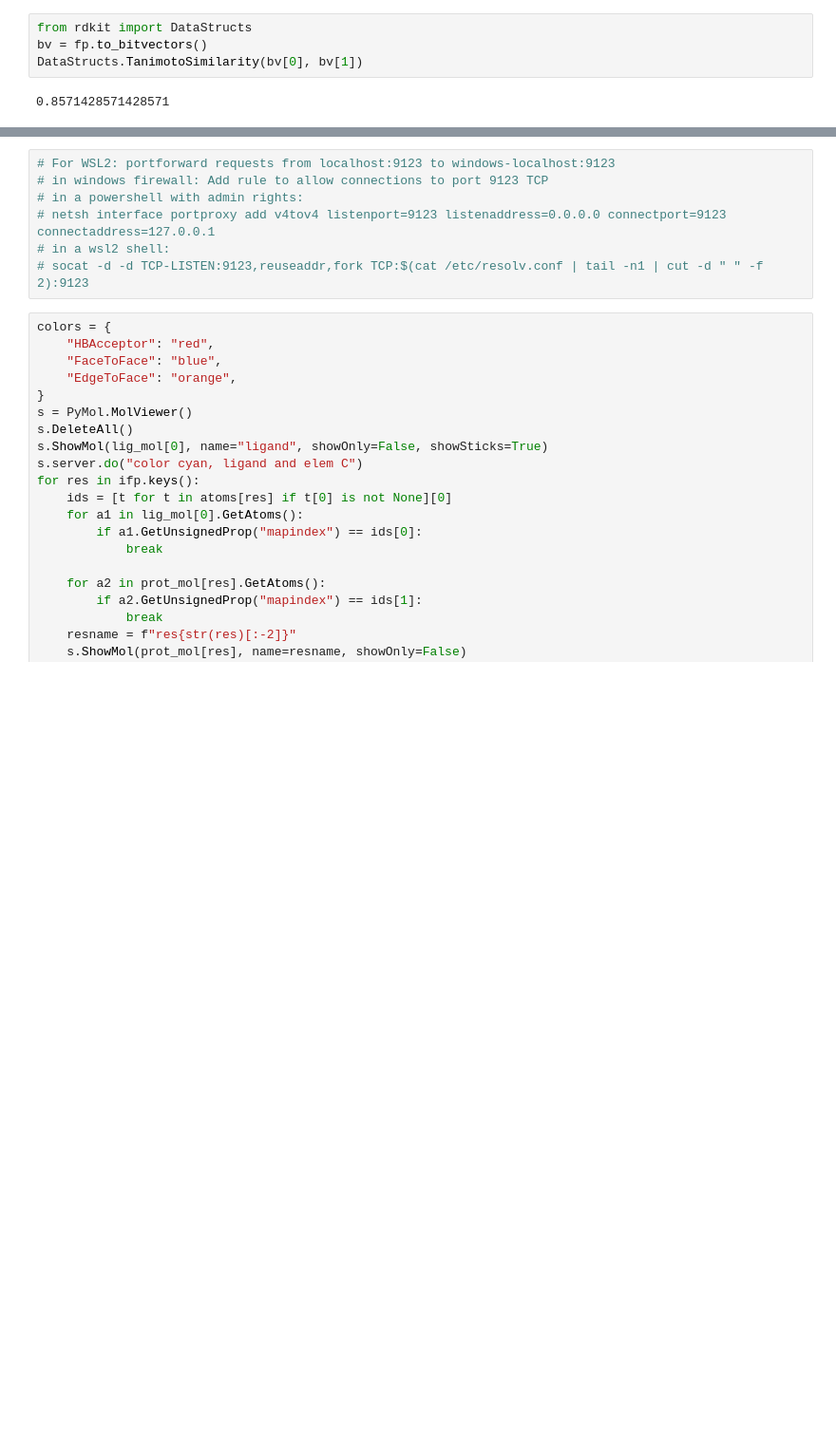
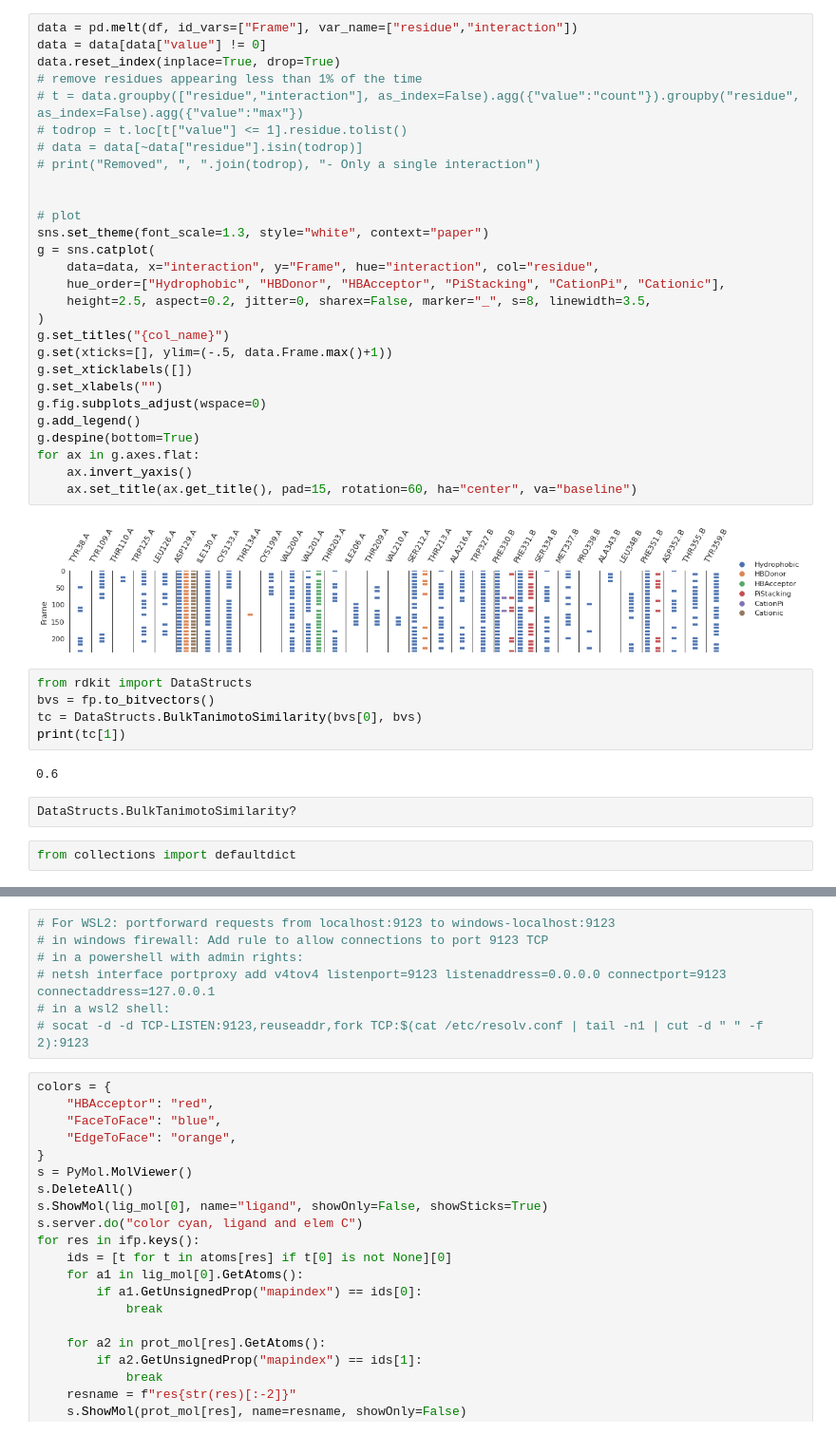
Before and after one commit to chemosim-lab/ProLIF, a Jupyter notebook: notebooks/demo.ipynb, the cells around one changed output, grey strips where cells are left out. Shown at 95% size. Drawn from its saved outputs; the diff is of its cells as text; blank space fills up the shorter version.

```diff
--- a/notebooks/demo.ipynb
+++ b/notebooks/demo.ipynb
@@ -151,8 +171,43 @@ df["ASP129.0"]
+# %%
+data = pd.melt(df, id_vars=["Frame"], var_name=["residue","interaction"])
+data = data[data["value"] != 0]
+data.reset_index(inplace=True, drop=True)
+# remove residues appearing less than 1% of the time
+# t = data.groupby(["residue","interaction"], as_index=False).agg({"value":"count"}).groupby("residue", as_index=False).agg({"value":"max"})
+# todrop = t.loc[t["value"] <= 1].residue.tolist()
+# data = data[~data["residue"].isin(todrop)]
+# print("Removed", ", ".join(todrop), "- Only a single interaction")
+
+
+# plot
+sns.set_theme(font_scale=1.3, style="white", context="paper")
+g = sns.catplot(
+    data=data, x="interaction", y="Frame", hue="interaction", col="residue",
+    hue_order=["Hydrophobic", "HBDonor", "HBAcceptor", "PiStacking", "CationPi", "Cationic"],
+    height=2.5, aspect=0.2, jitter=0, sharex=False, marker="_", s=8, linewidth=3.5,
+)
+g.set_titles("{col_name}")
+g.set(xticks=[], ylim=(-.5, data.Frame.max()+1))
+g.set_xticklabels([])
+g.set_xlabels("")
+g.fig.subplots_adjust(wspace=0)
+g.add_legend()
+g.despine(bottom=True)
+for ax in g.axes.flat:
+    ax.invert_yaxis()
+    ax.set_title(ax.get_title(), pad=15, rotation=60, ha="center", va="baseline")
+# %% [output]
+[figure, added]
 # %%
 from rdkit import DataStructs
-bv = fp.to_bitvectors()
-DataStructs.TanimotoSimilarity(bv[0], bv[1])
+bvs = fp.to_bitvectors()
+tc = DataStructs.BulkTanimotoSimilarity(bvs[0], bvs)
+print(tc[1])
 # %% [output]
-0.8571428571428571
+0.6
+# %%
+DataStructs.BulkTanimotoSimilarity?
+# %%
+from collections import defaultdict
 # %%
 # prot-prot interactions
```
Also changed, not shown: parts of 38 cells of this notebook, 23 other files.
